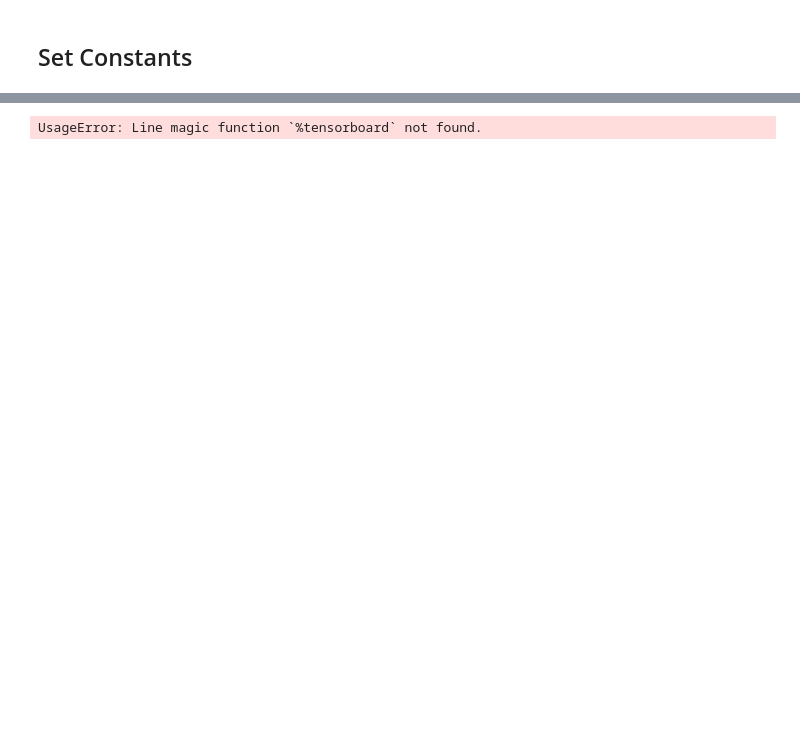
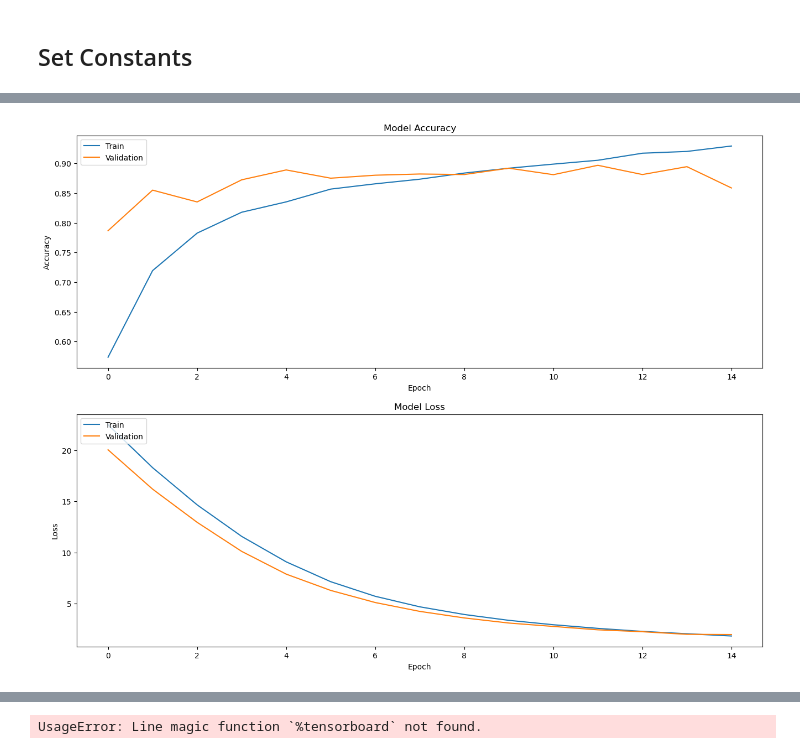
Before and after one commit to wrickord/CutFree, a Jupyter notebook: algorithm-classifier/AlgorithmClassifier.ipynb, the cells around one changed output, grey strips where cells are left out. Saved outputs shown, nothing was run; the diff lists cells and outputs as text; code cells hidden in the pictures; blank space fills up the shorter version.

Commit message:
Model results when evaluated using k-fold cross validation

```diff
--- a/algorithm-classifier/AlgorithmClassifier.ipynb
+++ b/algorithm-classifier/AlgorithmClassifier.ipynb
@@ -221,11 +288,16 @@ x_train[:3], y_train[:3]
 # %% [markdown]
 ## Set Constants
 # %%
-# constants
+# bert constants
 KFOLDS = 5
-MAX_LENGTH = 128
-EPOCHS = 30
+EPOCHS = 15
+BATCH_SIZE = 64
+
+BERT_MODEL_NAME = "distilbert-base-uncased"
+MAX_LENGTH = 64
+
+# mlp constants
+MLP_KFOLDS = 5
 MLP_EPOCHS = 15
-BATCH_SIZE = 32
-BERT_MODEL_NAME = "distilbert-base-uncased"
+MLP_BATCH_SIZE = 64
 # %% [markdown]
@@ -308,8 +380,8 @@ def build_bert():
 
     # output layer
     output = tf.keras.layers.Dense(
-        2,
-        activation="softmax",
+        1,
+        activation="sigmoid",
         name="output"
     )(bert_mlp)
 
@@ -355,22 +661,60 @@ kf = KFold(n_splits=KFOLDS, shuffle=True, random_state=random_state)
 x_train_array = np.array(x_train)
 y_train_array = np.array(y_train)
 
-# initialize list to store histories
-bert_history = []
-bert_models = []
+# organize test data for analysis
+x_test = np.array(x_test)
+
+# get oligos from test inputs
+x_test_oligos = ["N" * x for x in x_test_oligo_lengths]
+
+# get sites from test inputs
+x_test_sites = []
+for x in x_test:
+    temp_sites = [x[i:i+10] for i in range(0, 100, 10)]
+    temp_sites = [s.replace(" ", "") for s in temp_sites]
+    temp_sites = list(filter(None, temp_sites))
+    x_test_sites.append(temp_sites)
+
+# make tensor for test data that contains the oligo length
+bert_test_ints = tf.convert_to_tensor(
+    (x_test_oligo_lengths)
+)
+
+# tokenizer
+tokenizer = DistilBertTokenizer.from_pretrained(BERT_MODEL_NAME)
+
+# tokenize test data
+tokens_test = tokenizer.batch_encode_plus(
+    x_test,
+    padding="max_length",
+    max_length=MAX_LENGTH,
+    return_tensors="tf"
+)
+
+# get input ids and attention masks for test data
+input_ids_test = tokens_test["input_ids"]
+attention_mask_test = tokens_test["attention_mask"]
+
+# make tensors for bert test data
+texts_test = (
+    input_ids_test,
+    attention_mask_test,
+    bert_test_ints
+)
+labels_test = tf.constant(y_test)
+bert_test_dataset = tf.data.Dataset.from_tensor_slices(
+    (texts_test, labels_test)
+).shuffle(len(labels_test)).batch(BATCH_SIZE).prefetch(tf.data.AUTOTUNE)
 
 for k, (train_index, val_index) in enumerate(
     kf.split(x_train_array, y_train_array)
 ):
-    # initialize tokenizer
-    tokenizer = DistilBertTokenizer.from_pretrained(BERT_MODEL_NAME)
-
     # instantiate new model
     model = build_bert()
 
     # create optimizer and loss function
     optimizer = AdamWeightDecay(learning_rate=5e-5, weight_decay_rate=0.01)
-    loss = tf.keras.losses.SparseCategoricalCrossentropy(from_logits=False)
+    loss = tf.keras.losses.BinaryCrossentropy(from_logits=False)
 
     # compile model
     model.compile(optimizer, loss, metrics=["accuracy"])
@@ -399,7 +743,7 @@ for k, (train_index, val_index) in enumerate(
 
     # save class weights
     with open(
-        save_folder + f"/class_weights/k{str(k)}_class_weights.csv", "w"
+        save_folder + f"/results/k{str(k)}_class_weights.csv", "w"
     ) as f:
         for key in class_weights.keys():
             f.write("%s,%s\n"%(key, class_weights[key]))
@@ -423,7 +767,7 @@ for k, (train_index, val_index) in enumerate(
             save_best_only=True
         ),
         tf.keras.callbacks.TensorBoard(
-            log_dir=save_folder + "/logs"
+            log_dir=save_folder + "/logs" + "/k" + str(k),
         )
     ]
 
@@ -474,17 +818,26 @@ for k, (train_index, val_index) in enumerate(
     ).shuffle(len(labels_val)).batch(BATCH_SIZE).prefetch(tf.data.AUTOTUNE)
 
     # fine-tune model to training data
-    bert_history.append(
-        model.fit(
+    bert_history = model.fit(
             bert_train_dataset,
             validation_data=bert_val_dataset,
             epochs=EPOCHS,
             batch_size=BATCH_SIZE,
             class_weight=class_weights,
             callbacks=model_callbacks
-        )
     )
 
-    # save models
-    bert_models.append(model)
+    # plot training and validation accuracy
+    plot_train_val(bert_history, k)
+
+    # evaluate model
+    evaluate_model(
+        tokenizer,
+        model,
+        bert_test_dataset,
+        texts_test,
+        x_test_oligos,
+        x_test_sites,
+        k
+    )
 # %% [output]
@@ -495,0 +866 @@ If your task is similar to the task the model of the checkpoint was trained on,
+[figure, added]
```
Also changed, not shown: parts of 43 cells of this notebook.
